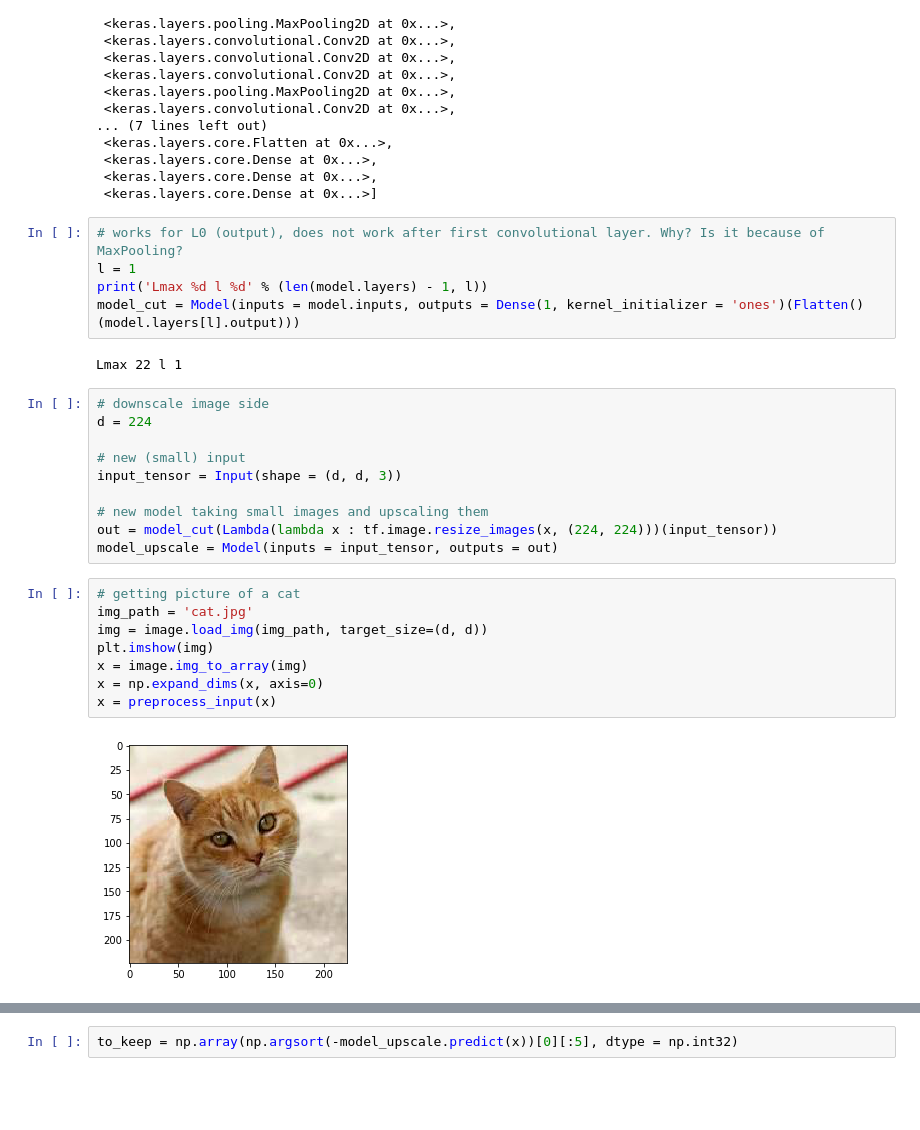
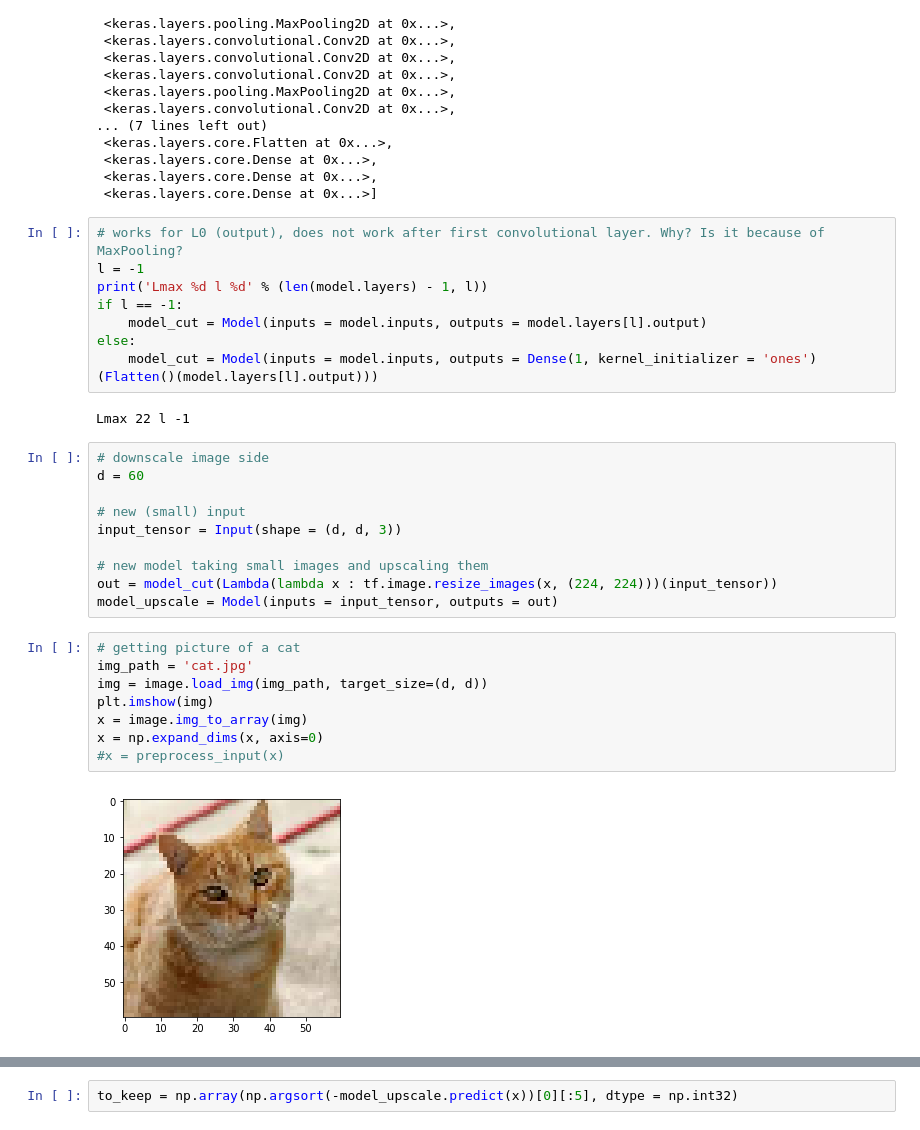
Before and after one commit to LPD-EPFL/nn-fault-tolerance, a Jupyter notebook: ConvNetTest-VGG16.ipynb, the cells around one changed output, grey strips where cells are left out. Saved outputs shown, nothing was run; the diff lists cells and outputs as text; blank space fills up the shorter version.

```diff
--- a/ConvNetTest-VGG16.ipynb
+++ b/ConvNetTest-VGG16.ipynb
@@ -72,14 +72,17 @@ model.layers
  <keras.layers.core.Dense at 0x...>]
 # %%
 # works for L0 (output), does not work after first convolutional layer. Why? Is it because of MaxPooling?
-l = 1
+l = -1
 print('Lmax %d l %d' % (len(model.layers) - 1, l))
-model_cut = Model(inputs = model.inputs, outputs = Dense(1, kernel_initializer = 'ones')(Flatten()(model.layers[l].output)))
+if l == -1:
+    model_cut = Model(inputs = model.inputs, outputs = model.layers[l].output)
+else:
+    model_cut = Model(inputs = model.inputs, outputs = Dense(1, kernel_initializer = 'ones')(Flatten()(model.layers[l].output)))
 # %% [output]
-Lmax 22 l 1
+Lmax 22 l -1
 # %%
 # downscale image side
-d = 224
+d = 60
 
 # new (small) input
 input_tensor = Input(shape = (d, d, 3))
@@ -90,13 +93,13 @@ model_upscale = Model(inputs = input_tensor, outputs = out)
 # %%
 # getting picture of a cat
 img_path = 'cat.jpg'
 img = image.load_img(img_path, target_size=(d, d))
 plt.imshow(img)
 x = image.img_to_array(img)
 x = np.expand_dims(x, axis=0)
-x = preprocess_input(x)
+#x = preprocess_input(x)
 # %% [output]
-[figure, old version]
+[figure, new version]
 # %%
 if l == -1:
     print(decode_predictions(model_upscale.predict(x), top=3)[0])
```
Also changed, not shown: parts of 8 cells of this notebook, 1 other file.
